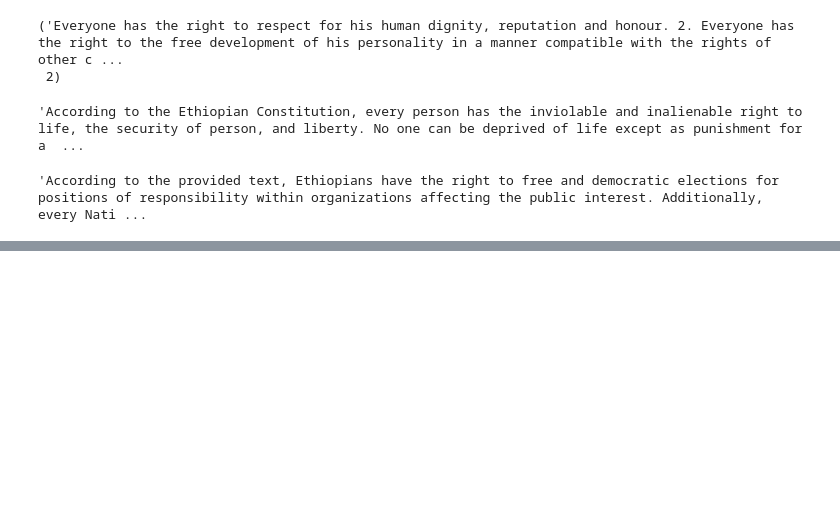
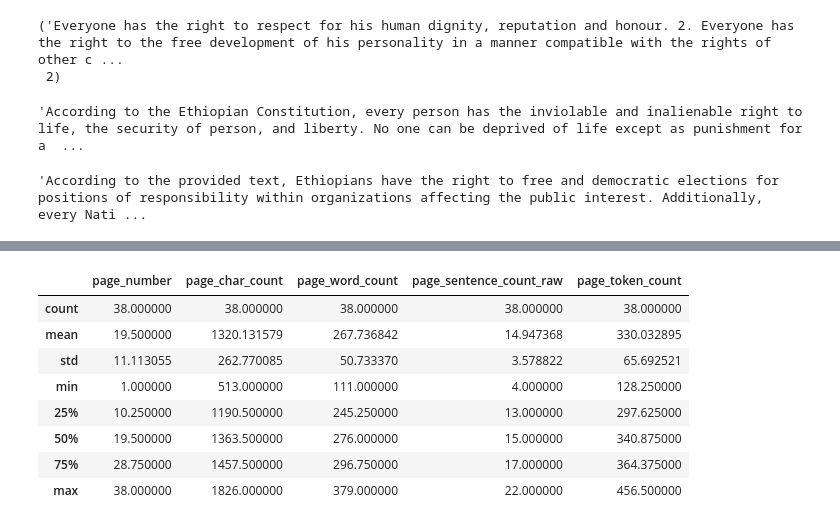
Before and after one commit to YonaniCodes/rag, a Jupyter notebook: yonas_rag.ipynb, the cells around one changed output, grey strips where cells are left out. Saved outputs shown, nothing was run; the diff lists cells and outputs as text; code cells hidden in the pictures; blank space fills up the shorter version.

```diff
--- a/yonas_rag.ipynb
+++ b/yonas_rag.ipynb
@@ -442,0 +529,5 @@ rag_chain.invoke("what are the democratic rights of human according to ethiopia?
+# %%
+import pandas as pd
+
+df = pd.DataFrame(amh_pages_and_texts)
+df.head()
@@ -442,0 +541,12 @@ rag_chain.invoke("what are the democratic rights of human according to ethiopia?
+# %%
+df.describe()
+# %% [output]
+|  | page_number | page_char_count | page_word_count | page_sentence_count_raw | page_token_count |
+| count | 38.000000 | 38.000000 | 38.000000 | 38.000000 | 38.000000 |
+| mean | 19.500000 | 1320.131579 | 267.736842 | 14.947368 | 330.032895 |
+| std | 11.113055 | 262.770085 | 50.733370 | 3.578822 | 65.692521 |
+| min | 1.000000 | 513.000000 | 111.000000 | 4.000000 | 128.250000 |
+| 25% | 10.250000 | 1190.500000 | 245.250000 | 13.000000 | 297.625000 |
+| 50% | 19.500000 | 1363.500000 | 276.000000 | 15.000000 | 340.875000 |
+| 75% | 28.750000 | 1457.500000 | 296.750000 | 17.000000 | 364.375000 |
+| max | 38.000000 | 1826.000000 | 379.000000 | 22.000000 | 456.500000 |
```
Also changed, not shown: parts of 31 cells of this notebook.
